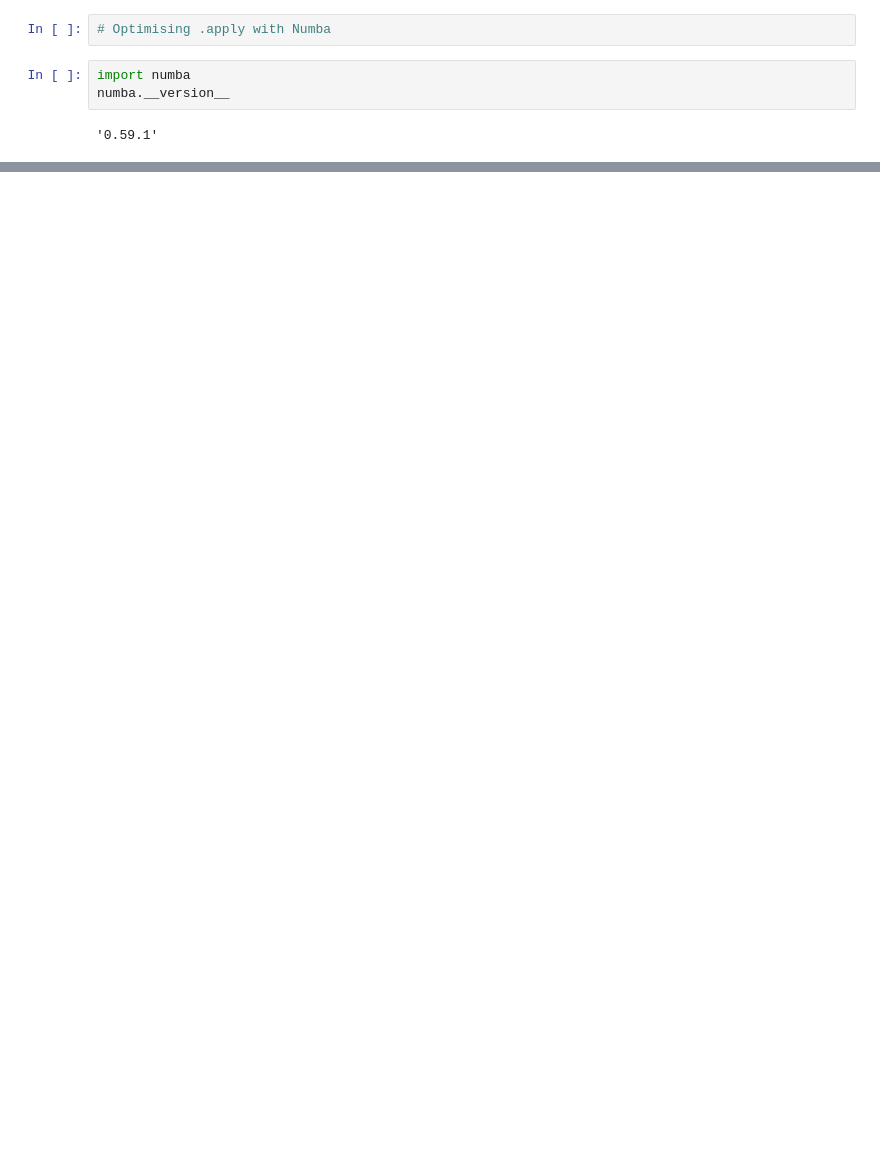
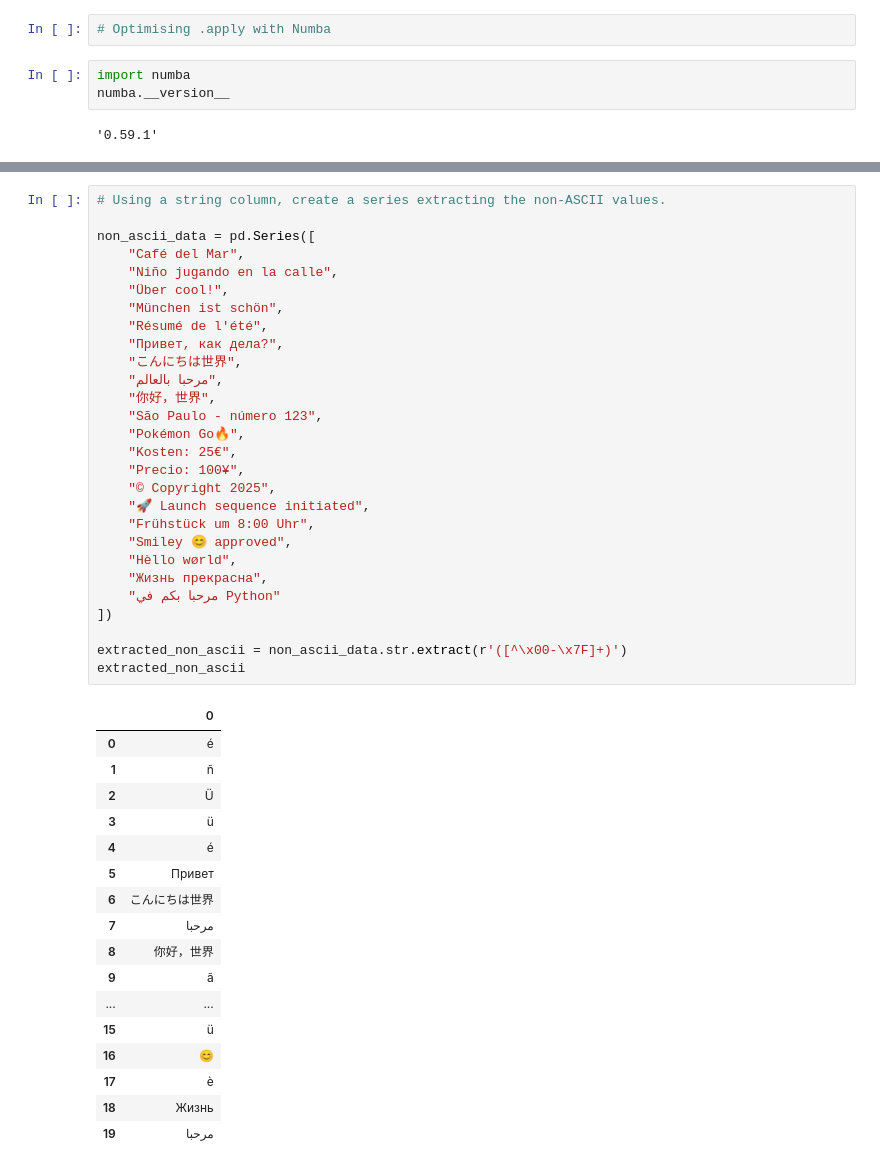
Before and after one commit to Luxxlux/PandasPractice, a Jupyter notebook: Chapter 10 - String manipulation.ipynb, the cells around one changed output, grey strips where cells are left out. Drawn from its saved outputs; the diff is of its cells as text; blank space fills up the shorter version.

```diff
--- a/Chapter 10 - String manipulation.ipynb
+++ b/Chapter 10 - String manipulation.ipynb
@@ -491,0 +655,46 @@ No implementation of function Function(<built-in method randint of numpy.random.
+# %%
+# Using a string column, create a series extracting the non-ASCII values.
+
+non_ascii_data = pd.Series([
+    "Café del Mar",
+    "Niño jugando en la calle",
+    "Über cool!",
+    "München ist schön",
+    "Résumé de l'été",
+    "Привет, как дела?",
+    "こんにちは世界",
+    "مرحبا بالعالم",
+    "你好，世界",
+    "São Paulo - número 123",
+    "Pokémon Go🔥",
+    "Kosten: 25€",
+    "Precio: 100¥",
+    "© Copyright 2025",
+    "🚀 Launch sequence initiated",
+    "Frühstück um 8:00 Uhr",
+    "Smiley 😊 approved",
+    "Hèllo wørld",
+    "Жизнь прекрасна",
+    "مرحبا بكم في Python"
+])
+
+extracted_non_ascii = non_ascii_data.str.extract(r'([^\x00-\x7F]+)')
+extracted_non_ascii
+# %% [output]
+|  | 0 |
+| 0 | é |
+| 1 | ñ |
+| 2 | Ü |
+| 3 | ü |
+| 4 | é |
+| 5 | Привет |
+| 6 | こんにちは世界 |
+| 7 | مرحبا |
+| 8 | 你好，世界 |
+| 9 | ã |
+| ... | ... |
+| 15 | ü |
+| 16 | 😊 |
+| 17 | è |
+| 18 | Жизнь |
+| 19 | مرحبا |
```
Also changed, not shown: parts of 28 cells of this notebook.
